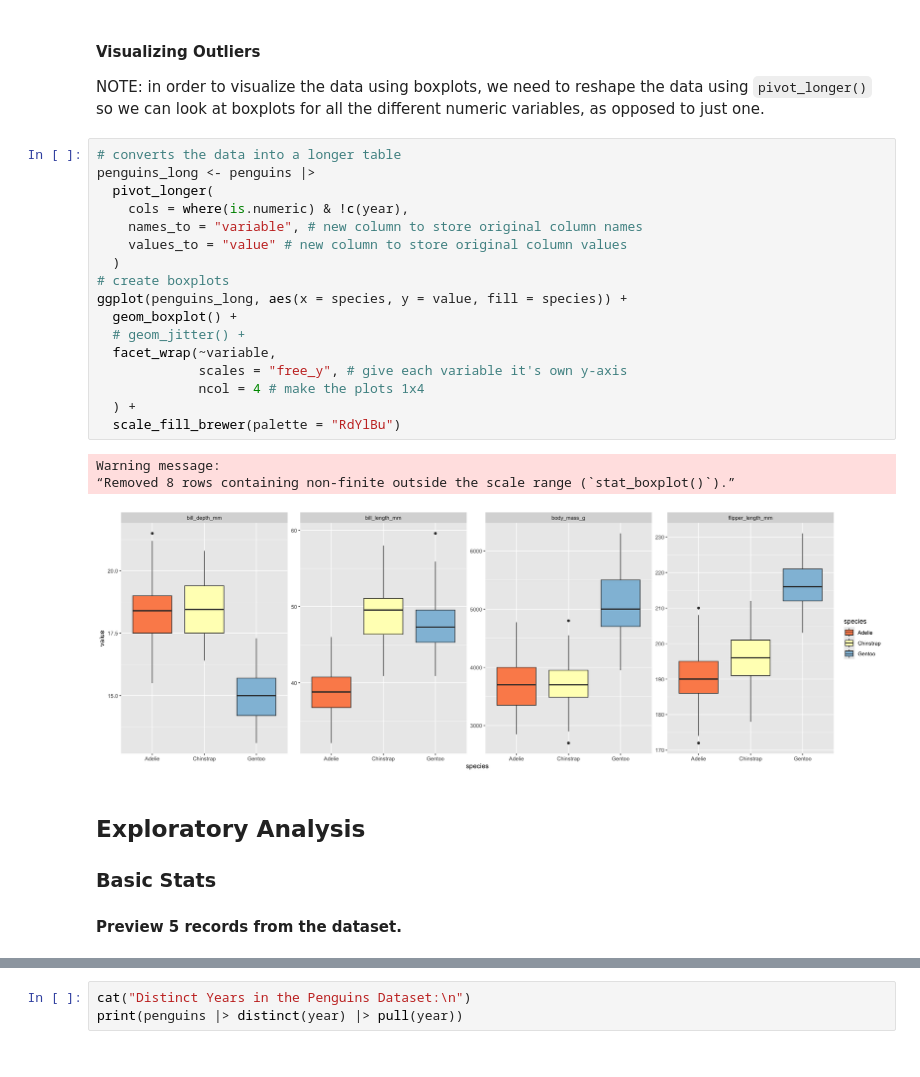
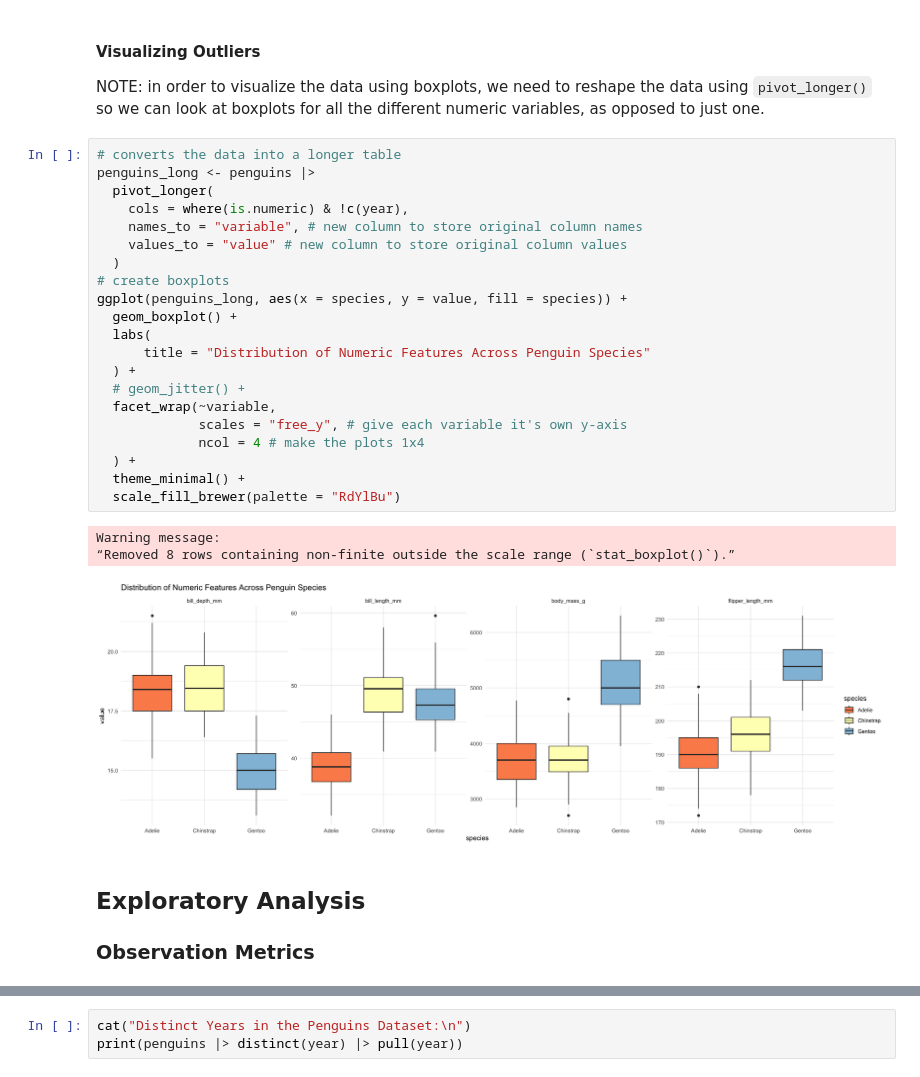
Before and after one commit to smpotts/palmerpenguins-vis-and-storytelling, a Jupyter notebook: palmer_penguins.ipynb, the cells around one changed output, grey strips where cells are left out. Saved outputs shown, nothing was run; the diff lists cells and outputs as text.

Commit message:
added first pass of visualizations

```diff
--- a/palmer_penguins.ipynb
+++ b/palmer_penguins.ipynb
@@ -140,27 +150,30 @@ NOTE: in order to visualize the data using boxplots, we need to reshape the data
 # %%
 # converts the data into a longer table
 penguins_long <- penguins |>
   pivot_longer(
     cols = where(is.numeric) & !c(year),
     names_to = "variable", # new column to store original column names
     values_to = "value" # new column to store original column values
   )
 # create boxplots
 ggplot(penguins_long, aes(x = species, y = value, fill = species)) +
   geom_boxplot() +
+  labs(
+      title = "Distribution of Numeric Features Across Penguin Species"
+  ) +
   # geom_jitter() +
   facet_wrap(~variable,
              scales = "free_y", # give each variable it's own y-axis
              ncol = 4 # make the plots 1x4
   ) +
+  theme_minimal() +
   scale_fill_brewer(palette = "RdYlBu")
 # %% [output]
 Warning message:
 “Removed 8 rows containing non-finite outside the scale range (`stat_boxplot()`).”
-[figure, old version]
+[figure, new version]
 # %% [markdown]
 ## Exploratory Analysis
 
-### Basic Stats
-#### Preview 5 records from the dataset.
+### Observation Metrics
 # %%
```
Also changed, not shown: parts of 29 cells of this notebook.
